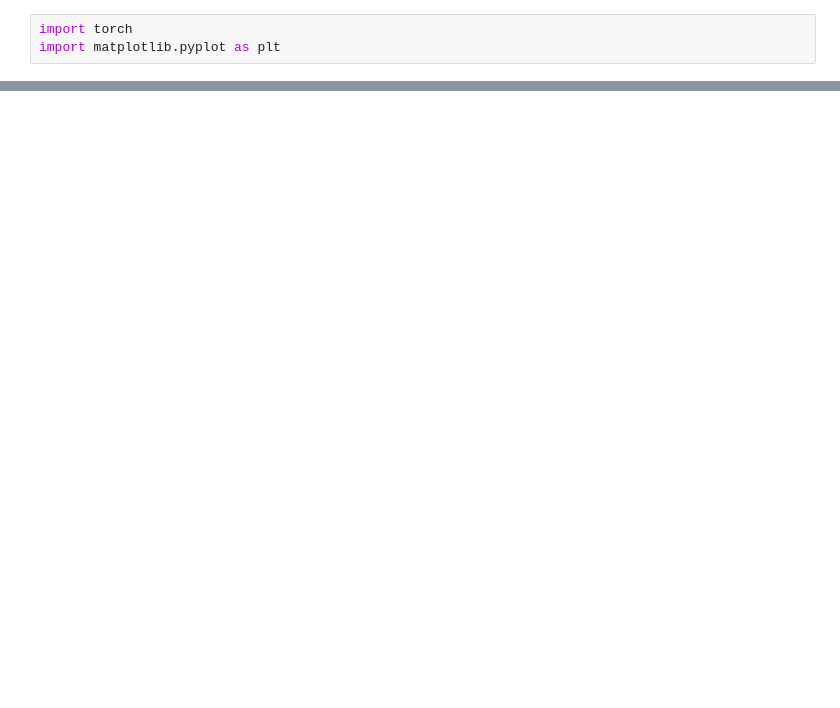
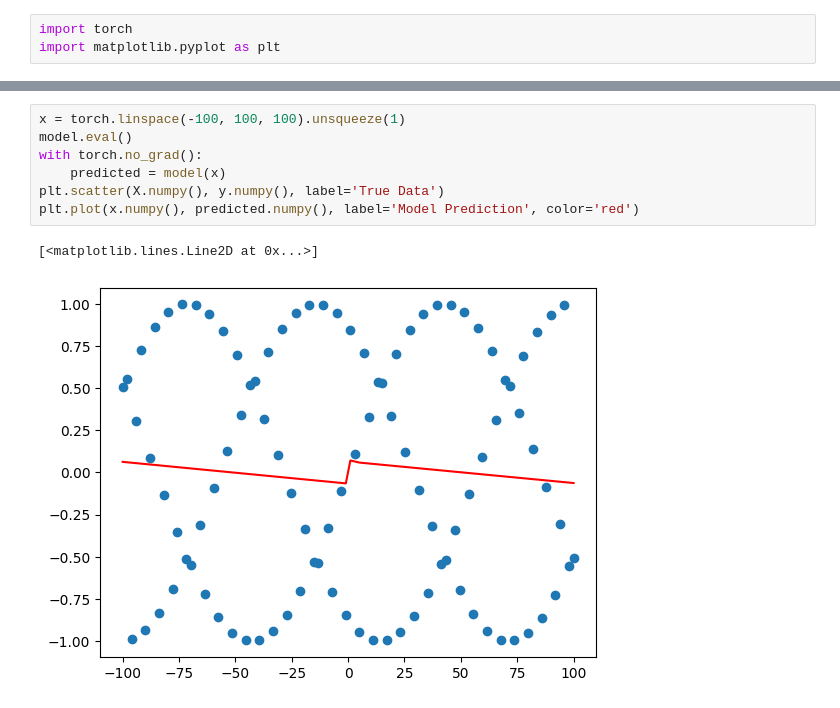
Before and after one commit to JohnHady101/multi-arm-bandit, a Jupyter notebook: testnetwork.ipynb, the cells around one changed output, grey strips where cells are left out. Cells and saved outputs as stored; diff of their text form; blank space fills up the shorter version.

```diff
--- a/testnetwork.ipynb
+++ b/testnetwork.ipynb
@@ -86,0 +87,10 @@ plt.scatter(inputs.numpy(), outputs.detach().numpy())
+# %%
+x = torch.linspace(-100, 100, 100).unsqueeze(1)
+model.eval()
+with torch.no_grad():
+    predicted = model(x)
+plt.scatter(X.numpy(), y.numpy(), label='True Data')
+plt.plot(x.numpy(), predicted.numpy(), label='Model Prediction', color='red')
+# %% [output]
+[<matplotlib.lines.Line2D at 0x...>]
+[figure, added]
```
Also changed, not shown: parts of 7 cells of this notebook, 7 other files.
